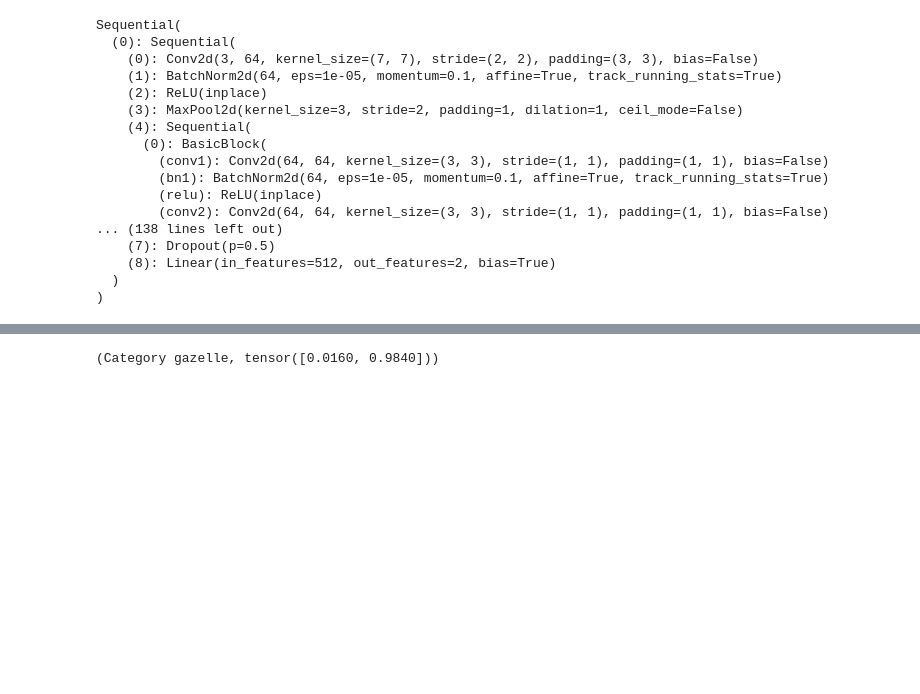
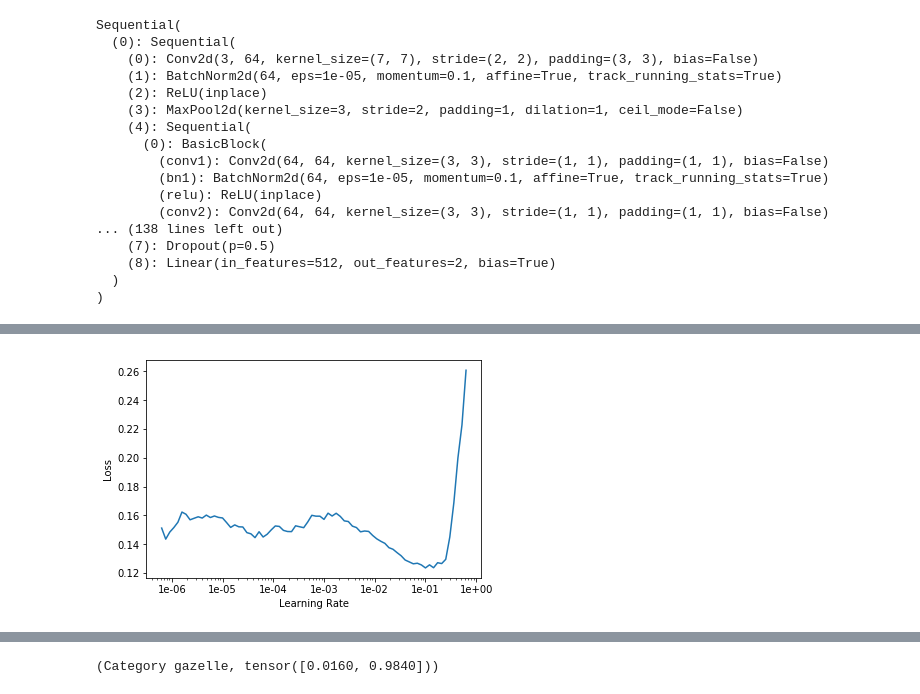
Before and after one commit to yonigottesman/beast, a Jupyter notebook: ai/nbs/learner.ipynb, the cells around one changed output, grey strips where cells are left out. Cells and saved outputs as stored; diff of their text form; code cells hidden in the pictures; blank space fills up the shorter version.

```diff
--- a/ai/nbs/learner.ipynb
+++ b/ai/nbs/learner.ipynb
@@ -50,0 +71,4 @@ Total time: 00:17
+# %%
+learn.recorder.plot()
+# %% [output]
+[figure, added]
```
Also changed, not shown: parts of 11 cells of this notebook, 1 other file.
